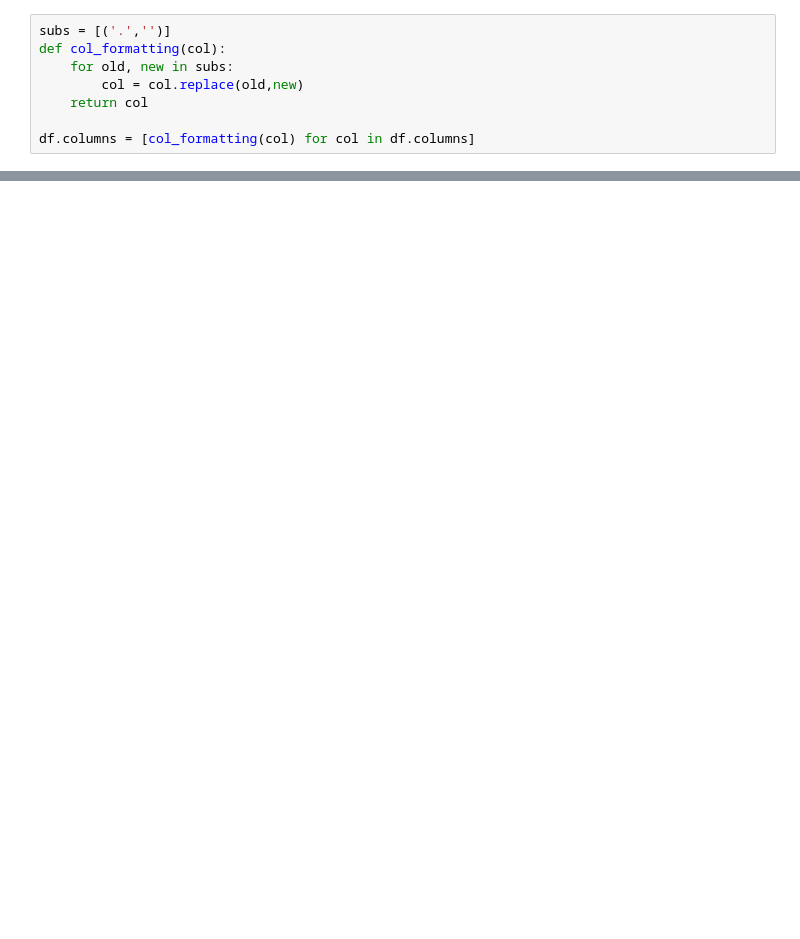
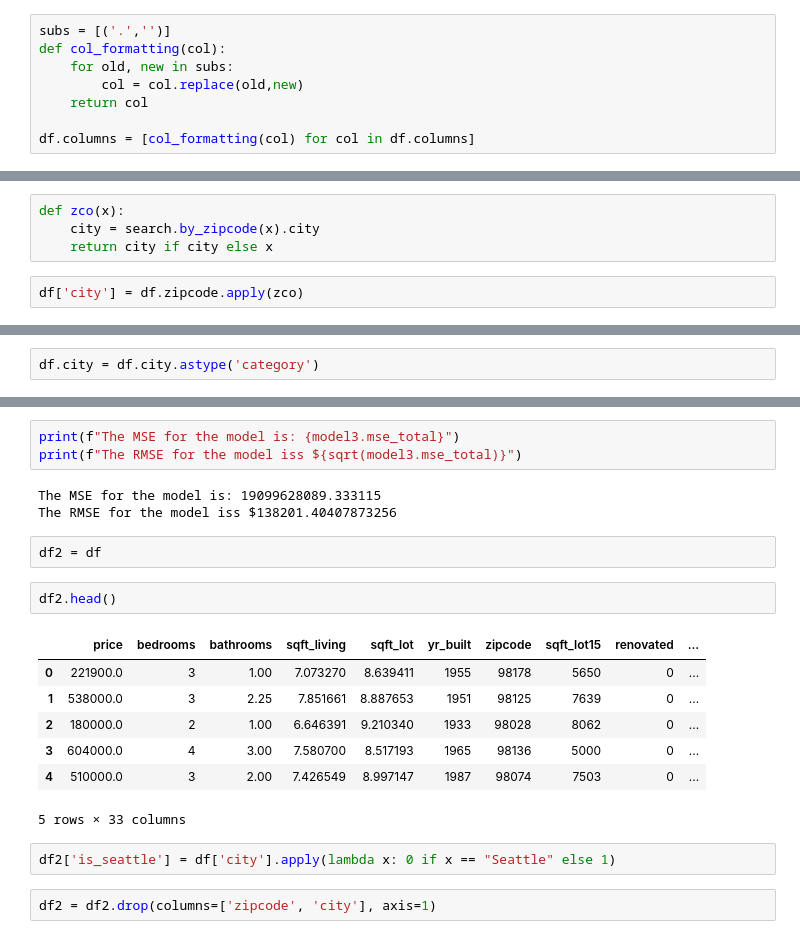
Before and after one commit to adinas94/King-Country-Regression, a Jupyter notebook: George's Regressions.ipynb, the cells around one changed output, grey strips where cells are left out. Cells and saved outputs as stored; diff of their text form; blank space fills up the shorter version.

```diff
--- a/George's Regressions.ipynb
+++ b/George's Regressions.ipynb
@@ -400,0 +415,6 @@ strong multicollinearity problems or that the design matrix is singular.
+# %%
+def zco(x):
+    city = search.by_zipcode(x).city
+    return city if city else x
+# %%
+df['city'] = df.zipcode.apply(zco)
@@ -400,0 +441,2 @@ strong multicollinearity problems or that the design matrix is singular.
+# %%
+df.city = df.city.astype('category')
@@ -400,0 +501,22 @@ strong multicollinearity problems or that the design matrix is singular.
+# %%
+print(f"The MSE for the model is: {model3.mse_total}")
+print(f"The RMSE for the model iss ${sqrt(model3.mse_total)}")
+# %% [output]
+The MSE for the model is: 19099628089.333115
+The RMSE for the model iss $138201.40407873256
+# %%
+df2 = df
+# %%
+df2.head()
+# %% [output]
+|  | price | bedrooms | bathrooms | sqft_living | sqft_lot | yr_built | zipcode | sqft_lot15 | renovated | ... |
+| 0 | 221900.0 | 3 | 1.00 | 7.073270 | 8.639411 | 1955 | 98178 | 5650 | 0 | ... |
+| 1 | 538000.0 | 3 | 2.25 | 7.851661 | 8.887653 | 1951 | 98125 | 7639 | 0 | ... |
+| 2 | 180000.0 | 2 | 1.00 | 6.646391 | 9.210340 | 1933 | 98028 | 8062 | 0 | ... |
+| 3 | 604000.0 | 4 | 3.00 | 7.580700 | 8.517193 | 1965 | 98136 | 5000 | 0 | ... |
+| 4 | 510000.0 | 3 | 2.00 | 7.426549 | 8.997147 | 1987 | 98074 | 7503 | 0 | ... |
+5 rows × 33 columns
+# %%
+df2['is_seattle'] = df['city'].apply(lambda x: 0 if x == "Seattle" else 1)
+# %%
+df2 = df2.drop(columns=['zipcode', 'city'], axis=1)
```
Also changed, not shown: parts of 19 cells of this notebook.
